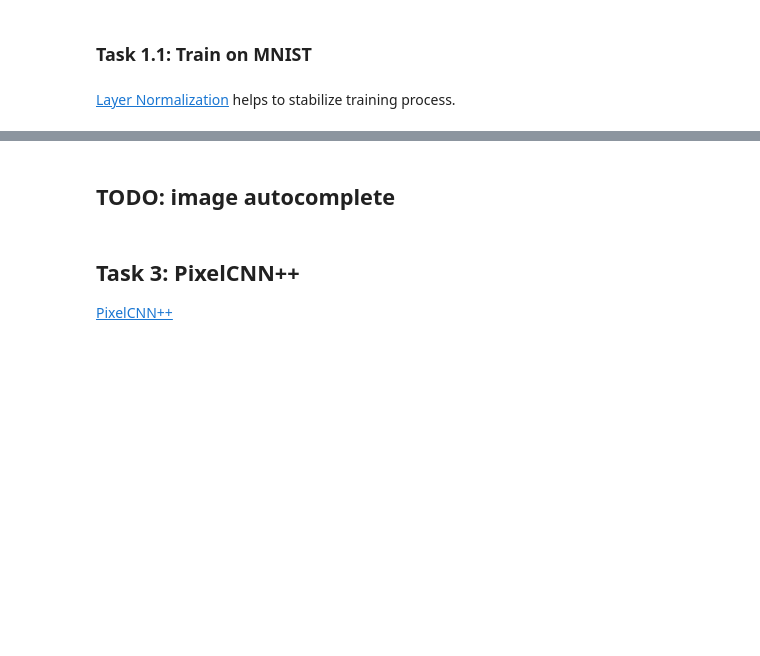
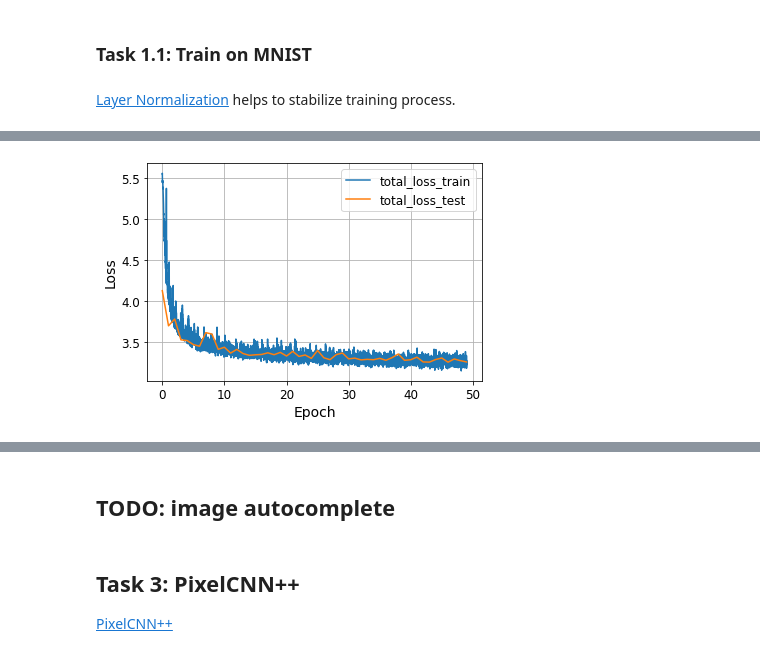
Before and after one commit to r-isachenko/2022-2023-DGM-AIMasters-course, a Jupyter notebook: seminars/seminar7/DGM-2021-MIPT-HW6-PixelCNN++-Shokorov_2.ipynb, the cells around one changed output, grey strips where cells are left out. Cells and saved outputs as stored; diff of their text form; code cells hidden in the pictures; blank space fills up the shorter version.

```diff
--- a/seminars/seminar7/DGM-2021-MIPT-HW6-PixelCNN++-Shokorov_2.ipynb
+++ b/seminars/seminar7/DGM-2021-MIPT-HW6-PixelCNN++-Shokorov_2.ipynb
@@ -223,0 +232,39 @@ show_samples(samples, title='MNIST samples', nrow=5)
+# %%
+EPOCHS = 50 # > 5
+BATCH_SIZE = 256 # any adequate value
+LR = 1e-3 # < 1e-2
+N_LAYERS = 5
+N_FILTERS = 256
+USE_LAYER_NORM = True
+# ====
+
+model = PixelCNN(
+    input_shape=(32, 32),
+    n_filters=N_FILTERS,
+    kernel_size=5,
+    n_layers=N_LAYERS,
+    n_categories=256,
+    use_layer_norm=USE_LAYER_NORM
+)
+
+train_loader = data.DataLoader(train_data_cifar, batch_size=BATCH_SIZE, shuffle=True)
+test_loader = data.DataLoader(test_data_cifar, batch_size=BATCH_SIZE)
+# for n_ep in range(EPOCHS):
+train_losses, test_losses = train_model(
+    model,
+    train_loader,
+    test_loader,
+    epochs=EPOCHS,
+    lr=LR,
+    use_tqdm=True,
+    use_cuda=USE_CUDA
+)
+    # plt.plot(train_losses['total_loss'])
+    # plt.plot(test_losses)
+    # plot_training_curves(train_losses, test_losses)
+
+# assert test_losses['total_loss'][-1] < 0.10
+# %%
+plot_training_curves(train_losses, test_losses)
+# %% [output]
+[figure, added]
```
Also changed, not shown: parts of 8 cells of this notebook, 7 other files.
